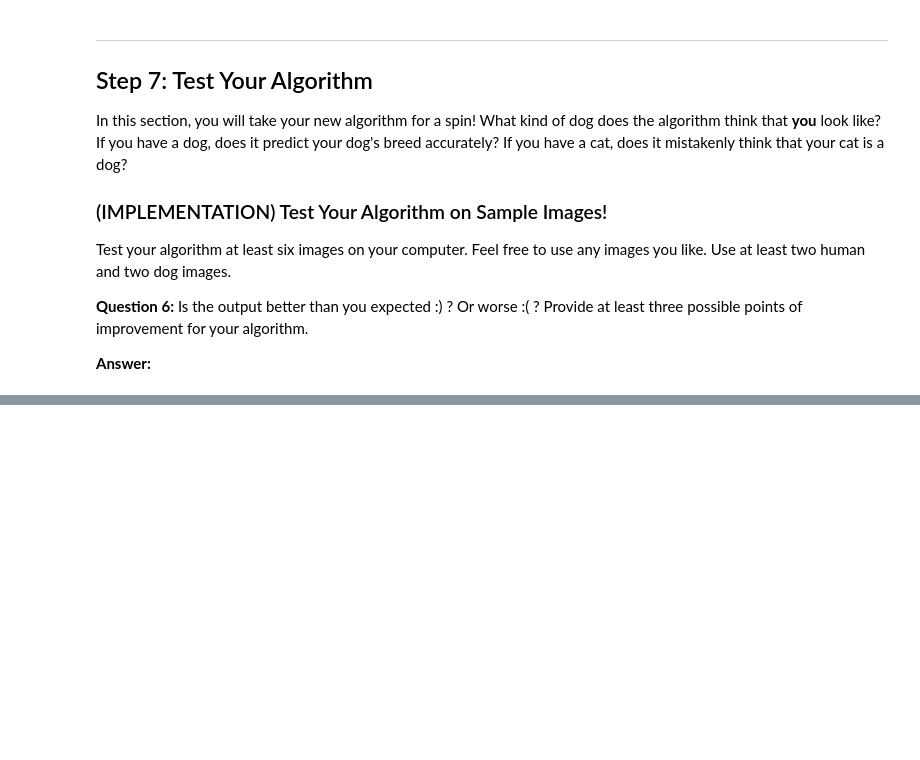
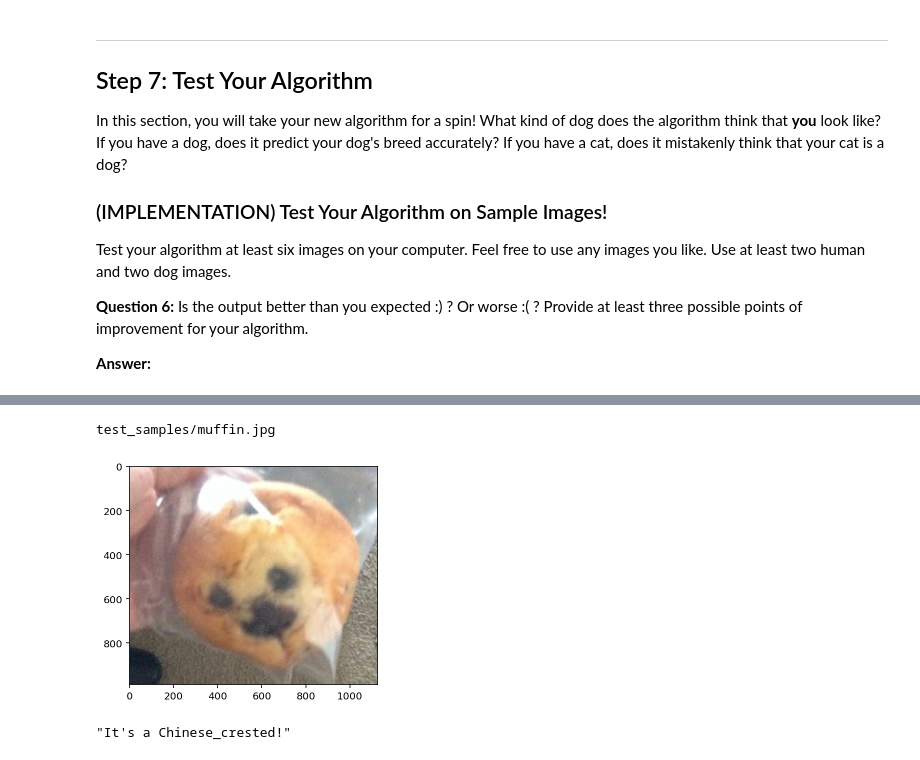
Before and after one commit to Robert-Alonso/dog-project, a Jupyter notebook: dog_app.ipynb, the cells around one changed output, grey strips where cells are left out. Cells and saved outputs as stored; diff of their text form; code cells hidden in the pictures; blank space fills up the shorter version.

```diff
--- a/dog_app.ipynb
+++ b/dog_app.ipynb
@@ -966,0 +1116,6 @@ lfw/Michael_Jackson/Michael_Jackson_0006.jpg
+# %%
+run_detector('test_samples/muffin.jpg')
+# %% [output]
+test_samples/muffin.jpg
+[figure, added]
+"It's a Chinese_crested!"
```
Also changed, not shown: parts of 52 cells of this notebook, 12 other files.
